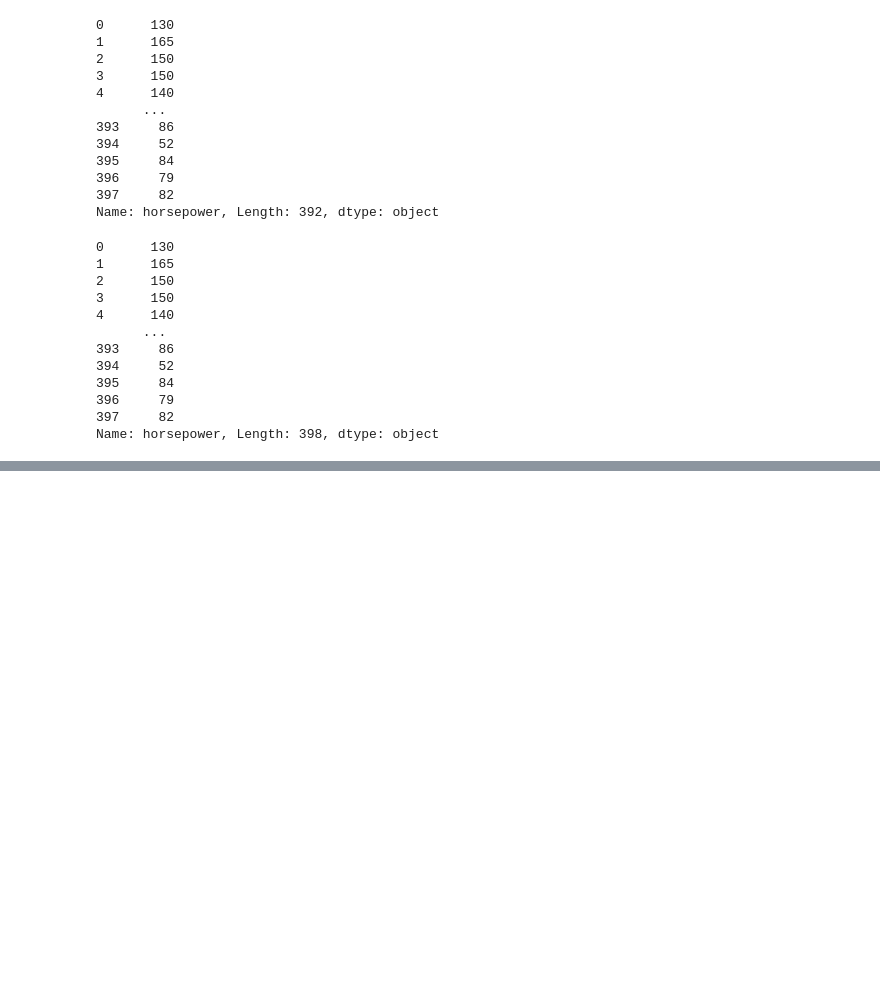
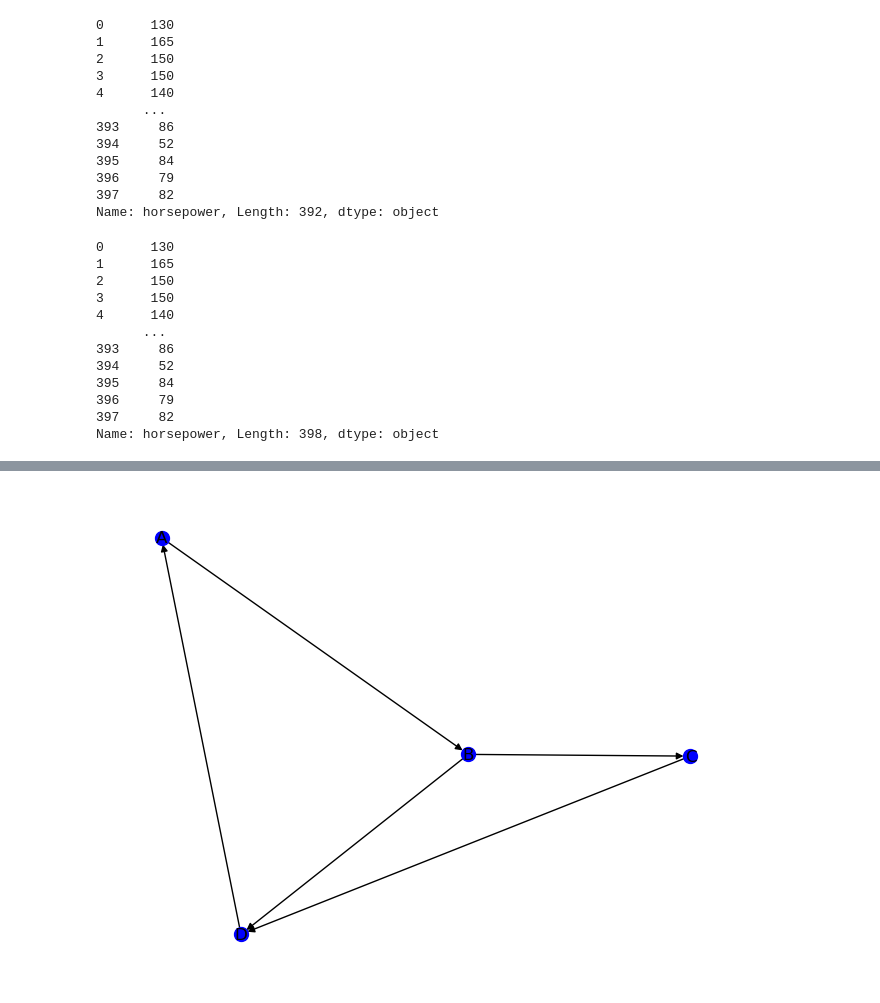
Before and after one commit to Chaudhary-Kaushal-195/sem-4-python, a Jupyter notebook: practice/t1/p1.ipynb, the cells around one changed output, grey strips where cells are left out. Saved outputs shown, nothing was run; the diff lists cells and outputs as text; code cells hidden in the pictures; blank space fills up the shorter version.

```diff
--- a/practice/t1/p1.ipynb
+++ b/practice/t1/p1.ipynb
@@ -88,0 +735,11 @@ Name: horsepower, Length: 398, dtype: object
+# %%
+#pb 136
+import networkx as nx
+import matplotlib.pyplot as plt
+G=nx.DiGraph()
+G.add_nodes_from(["A","B","C","D"])
+G.add_edges_from([("A","B"),("B","C"),("C","D"),("D","A"),("B","D")])
+nx.draw(G,with_labels=True,node_size=100,node_color="blue",edge_color="black",width=1)
+plt.show()
+# %% [output]
+[figure, added]
```
Also changed, not shown: parts of 86 cells of this notebook, 45 other files.
